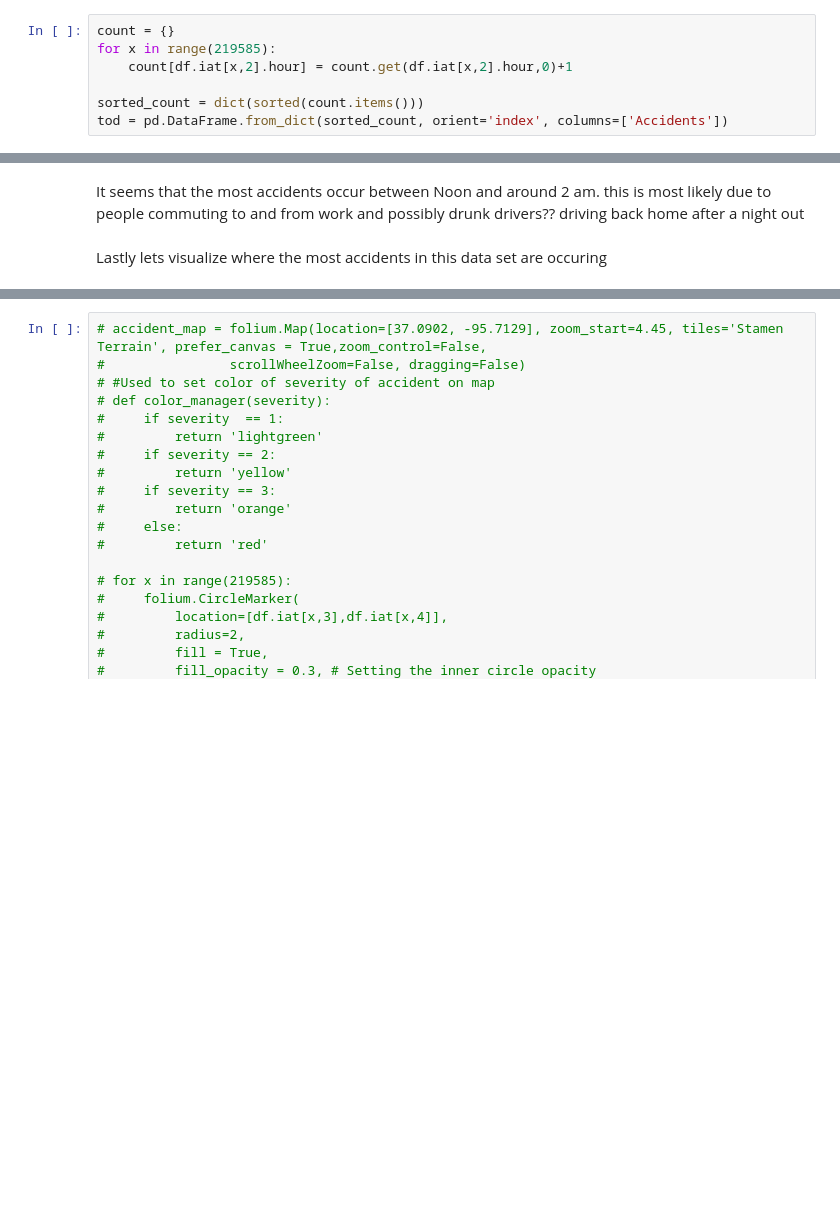
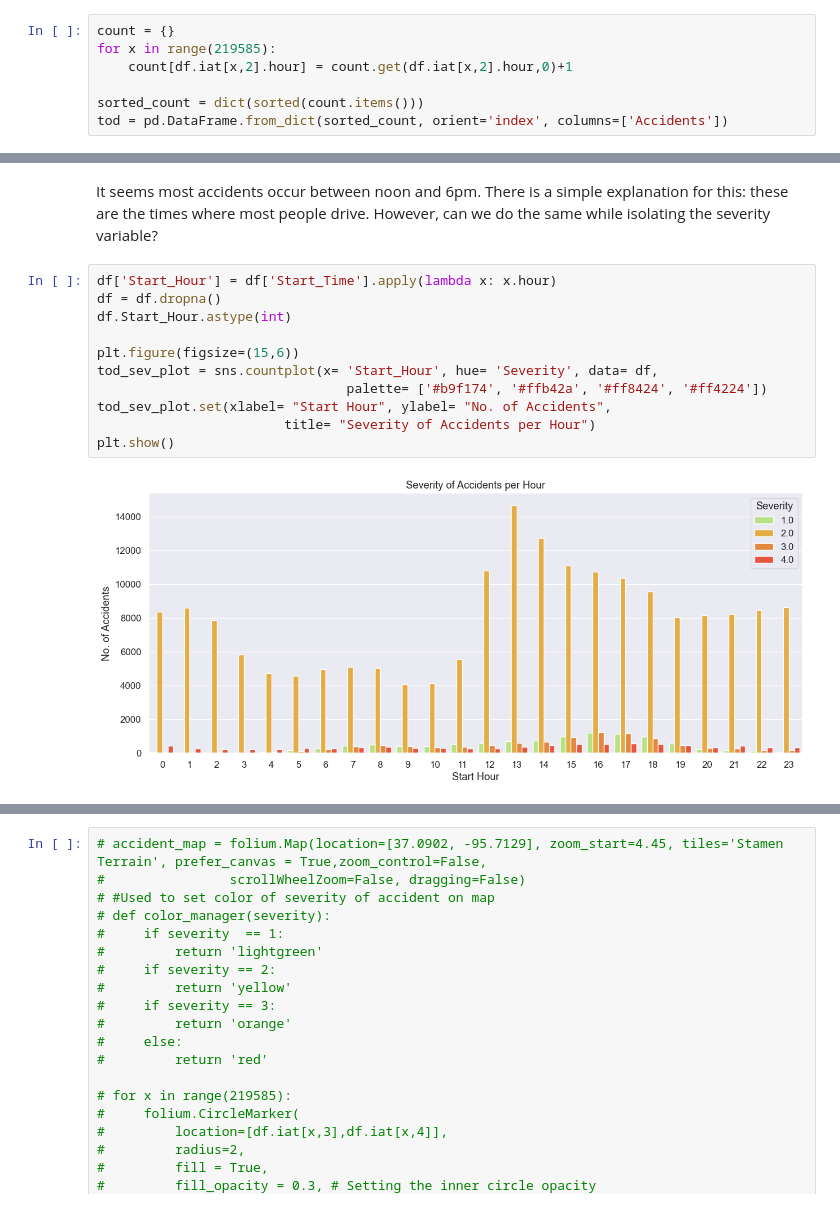
Before and after one commit to Anubis-vc/Anubis-vc.github.io, a Jupyter notebook: FinalProject.ipynb, the cells around one changed output, grey strips where cells are left out. Drawn from its saved outputs; the diff is of its cells as text; blank space fills up the shorter version.

```diff
--- a/FinalProject.ipynb
+++ b/FinalProject.ipynb
@@ -347,5 +345,16 @@ tod_plot.set(title= "Car Accidents per Hour in 2021", ylabel= "Accidents", xlabe
 [figure]
-# %% [markdown]
-It seems that the most accidents occur between Noon and around 2 am. this is most likely due to people commuting to and from work and possibly drunk drivers?? driving back home after a night out
-# %% [markdown]
-Lastly lets visualize where the most accidents in this data set are occuring
+# %% [markdown]
+It seems most accidents occur between noon and 6pm. There is a simple explanation for this: these are the times where most people drive. However, can we do the same while isolating the severity variable?
+# %%
+df['Start_Hour'] = df['Start_Time'].apply(lambda x: x.hour)
+df = df.dropna()
+df.Start_Hour.astype(int)
+
+plt.figure(figsize=(15,6))
+tod_sev_plot = sns.countplot(x= 'Start_Hour', hue= 'Severity', data= df,
+                                palette= ['#b9f174', '#ffb42a', '#ff8424', '#ff4224'])
+tod_sev_plot.set(xlabel= "Start Hour", ylabel= "No. of Accidents",
+                        title= "Severity of Accidents per Hour")
+plt.show()
+# %% [output]
+[figure, added]
```
Also changed, not shown: parts of 12 cells of this notebook.
